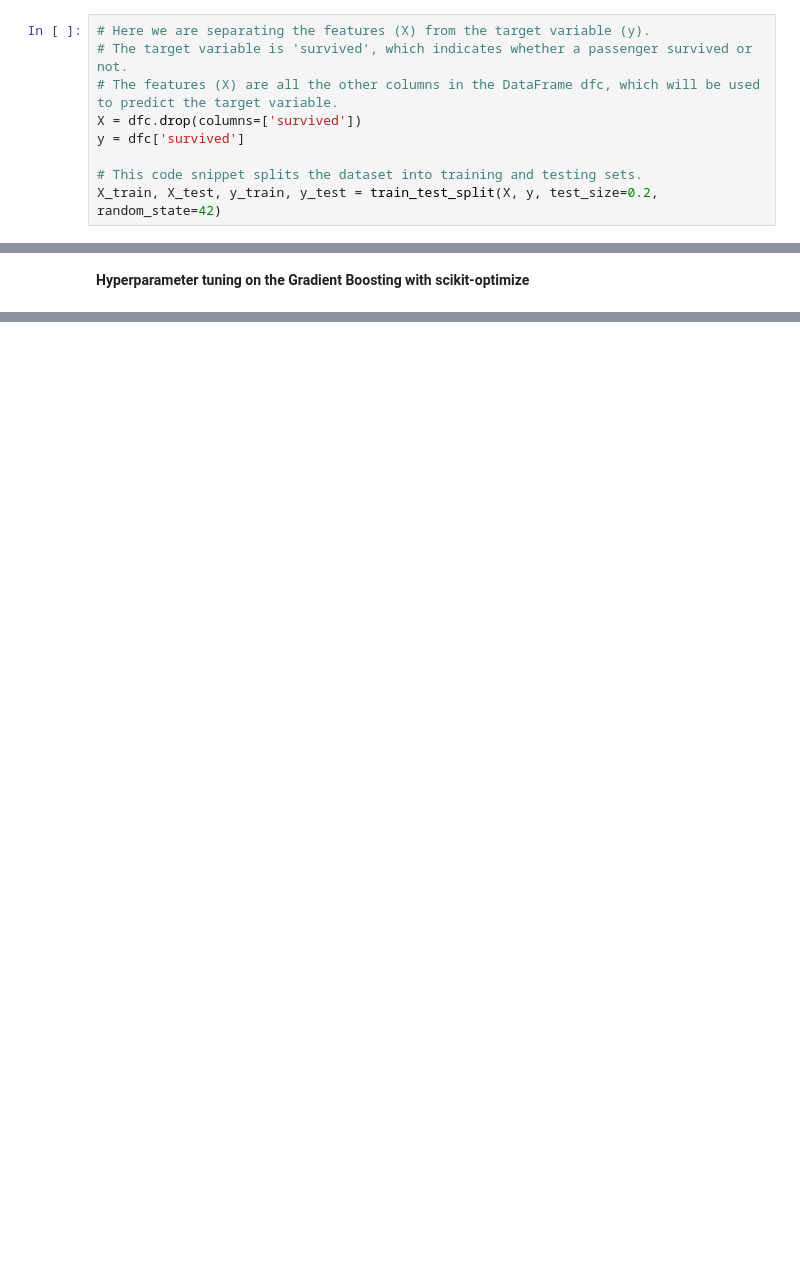
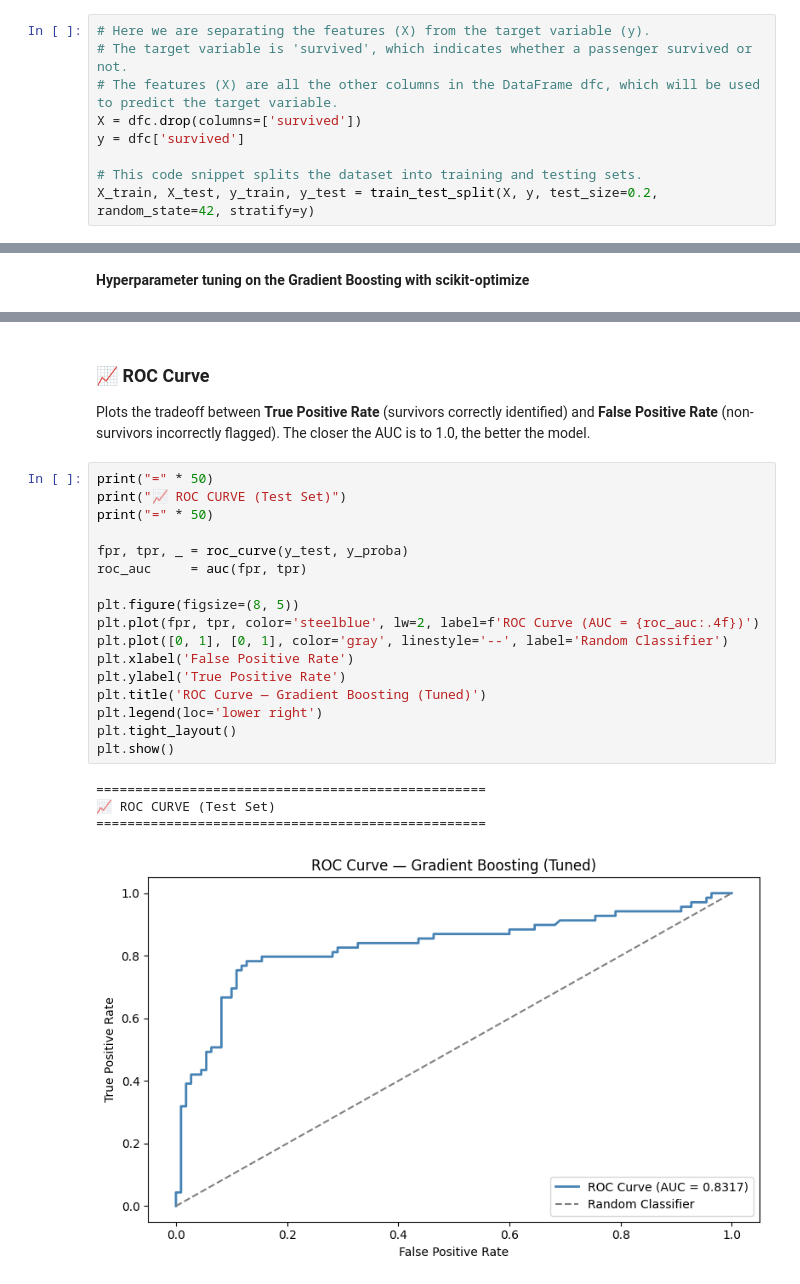
Before and after one commit to MaykInvest/Titanic-analysis, a Jupyter notebook: analysis.ipynb, the cells around one changed output, grey strips where cells are left out. Saved outputs shown, nothing was run; the diff lists cells and outputs as text; blank space fills up the shorter version.

```diff
--- a/analysis.ipynb
+++ b/analysis.ipynb
@@ -564,7 +576,7 @@ X = dfc.drop(columns=['survived'])
 y = dfc['survived']
 
 # This code snippet splits the dataset into training and testing sets.
-X_train, X_test, y_train, y_test = train_test_split(X, y, test_size=0.2, random_state=42)
+X_train, X_test, y_train, y_test = train_test_split(X, y, test_size=0.2, random_state=42, stratify=y)
 # %% [markdown]
 ### 🔁 Cross-Validation and training the Models
 
@@ -892,0 +825,25 @@ Because the performance drop on the test set was incredibly small (2.4%), we can
+# %% [markdown]
+### 📈 ROC Curve
+Plots the tradeoff between **True Positive Rate** (survivors correctly identified) and **False Positive Rate** (non-survivors incorrectly flagged). The closer the AUC is to 1.0, the better the model.
+# %%
+print("=" * 50)
+print("📈 ROC CURVE (Test Set)")
+print("=" * 50)
+
+fpr, tpr, _ = roc_curve(y_test, y_proba)
+roc_auc     = auc(fpr, tpr)
+
+plt.figure(figsize=(8, 5))
+plt.plot(fpr, tpr, color='steelblue', lw=2, label=f'ROC Curve (AUC = {roc_auc:.4f})')
+plt.plot([0, 1], [0, 1], color='gray', linestyle='--', label='Random Classifier')
+plt.xlabel('False Positive Rate')
+plt.ylabel('True Positive Rate')
+plt.title('ROC Curve — Gradient Boosting (Tuned)')
+plt.legend(loc='lower right')
+plt.tight_layout()
+plt.show()
+# %% [output]
+==================================================
+📈 ROC CURVE (Test Set)
+==================================================
+[figure, added]
```
Also changed, not shown: parts of 38 cells of this notebook, 3 other files.
